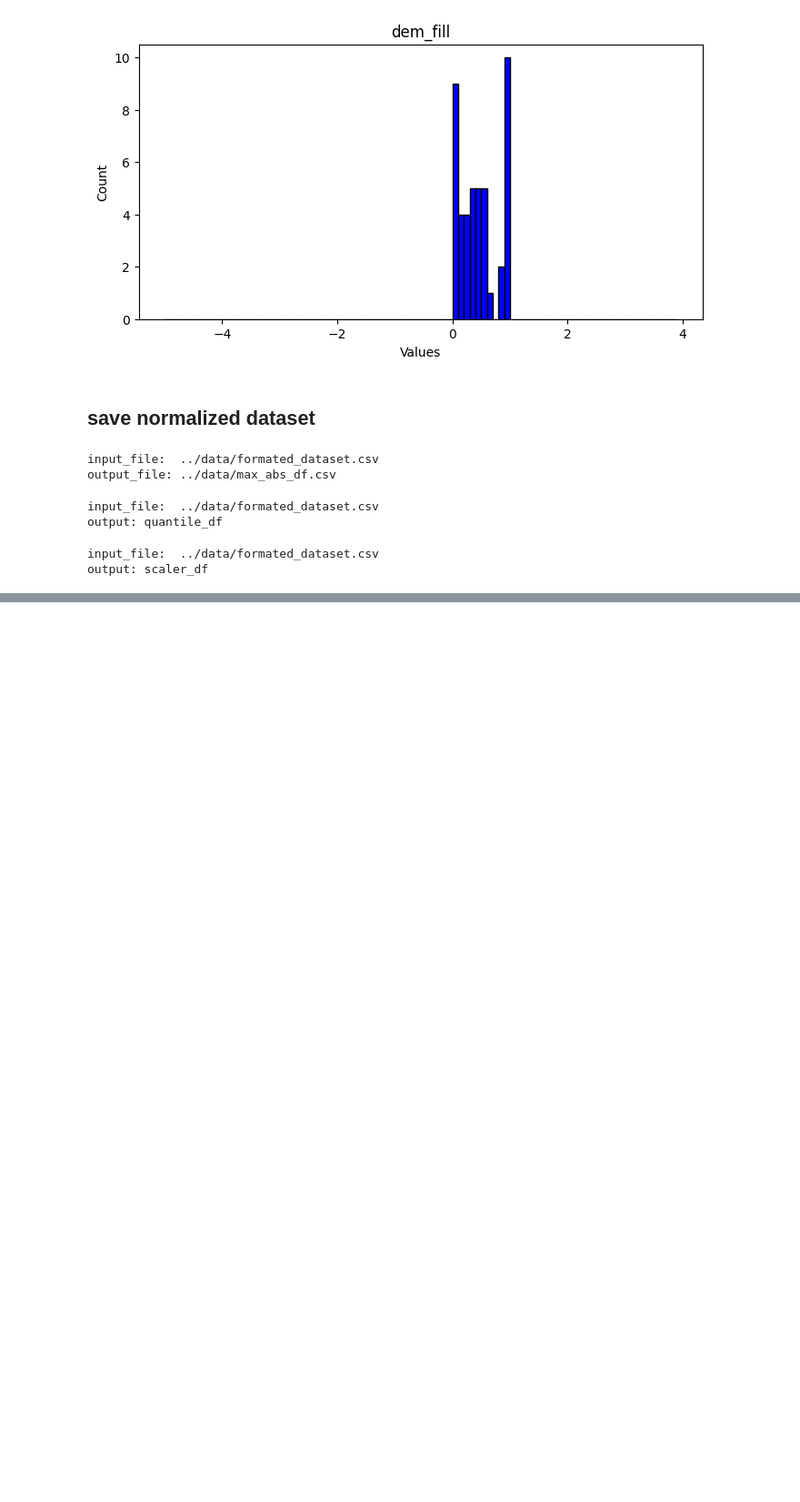
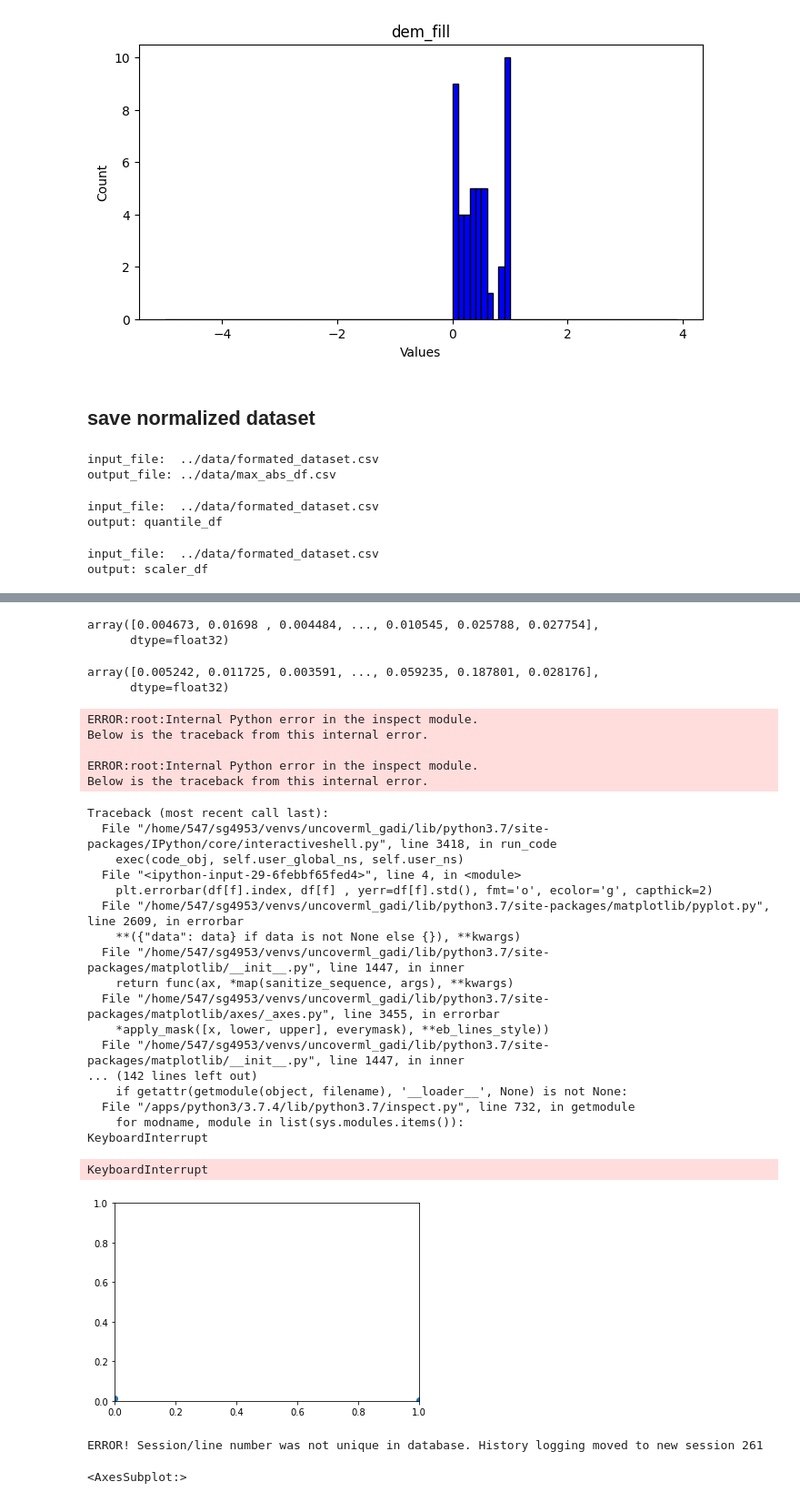
Before and after one commit to sheecegardezi/uncoverml, a Jupyter notebook: notebook/Preprocessing.ipynb, the cells around one changed output, grey strips where cells are left out. Shown: that part at 91% size. Cells and saved outputs as stored; diff of their text form; code cells hidden in the pictures; blank space fills up the shorter version.

```diff
--- a/notebook/Preprocessing.ipynb
+++ b/notebook/Preprocessing.ipynb
@@ -446,0 +449,6 @@ output: scaler_df
+# %%
+input_file = '../data/formated_dataset.csv'
+print("input_file: ",input_file)
+df = pd.read_csv(input_file)
+df = df.astype('float32')
+df = df[~df.isin([np.nan, np.inf, -np.inf,-9999.0]).any(1)]
@@ -446,0 +474,48 @@ output: scaler_df
+# %%
+mvr_stats.values[1::3]
+# %% [output]
+array([0.004673, 0.01698 , 0.004484, ..., 0.010545, 0.025788, 0.027754],
+      dtype=float32)
+# %%
+mvr_stats.values[2::3]
+# %% [output]
+array([0.005242, 0.011725, 0.003591, ..., 0.059235, 0.187801, 0.028176],
+      dtype=float32)
+# %%
+for f in df.columns:
+
+    plt.figure()
+    plt.errorbar(df[f].index, df[f] , yerr=df[f].std(), fmt='o', ecolor='g', capthick=2)
+#     plt.title(splitext(f)[0])
+    break
+# %% [output]
+ERROR:root:Internal Python error in the inspect module.
+Below is the traceback from this internal error.
+
+ERROR:root:Internal Python error in the inspect module.
+Below is the traceback from this internal error.
+Traceback (most recent call last):
+  File "/home/547/sg4953/venvs/uncoverml_gadi/lib/python3.7/site-packages/IPython/core/interactiveshell.py", line 3418, in run_code
+    exec(code_obj, self.user_global_ns, self.user_ns)
+  File "<ipython-input-29-6febbf65fed4>", line 4, in <module>
+    plt.errorbar(df[f].index, df[f] , yerr=df[f].std(), fmt='o', ecolor='g', capthick=2)
+  File "/home/547/sg4953/venvs/uncoverml_gadi/lib/python3.7/site-packages/matplotlib/pyplot.py", line 2609, in errorbar
+    **({"data": data} if data is not None else {}), **kwargs)
+  File "/home/547/sg4953/venvs/uncoverml_gadi/lib/python3.7/site-packages/matplotlib/__init__.py", line 1447, in inner
+    return func(ax, *map(sanitize_sequence, args), **kwargs)
+  File "/home/547/sg4953/venvs/uncoverml_gadi/lib/python3.7/site-packages/matplotlib/axes/_axes.py", line 3455, in errorbar
+    *apply_mask([x, lower, upper], everymask), **eb_lines_style))
+  File "/home/547/sg4953/venvs/uncoverml_gadi/lib/python3.7/site-packages/matplotlib/__init__.py", line 1447, in inner
+... (142 lines left out)
+    if getattr(getmodule(object, filename), '__loader__', None) is not None:
+  File "/apps/python3/3.7.4/lib/python3.7/inspect.py", line 732, in getmodule
+    for modname, module in list(sys.modules.items()):
+KeyboardInterrupt
+KeyboardInterrupt
+[figure, added]
+# %%
+%matplotlib inline
+df.plot()
+# %% [output]
+ERROR! Session/line number was not unique in database. History logging moved to new session 261
+<AxesSubplot:>
```
Also changed, not shown: parts of 7 cells of this notebook, 5 other files.
